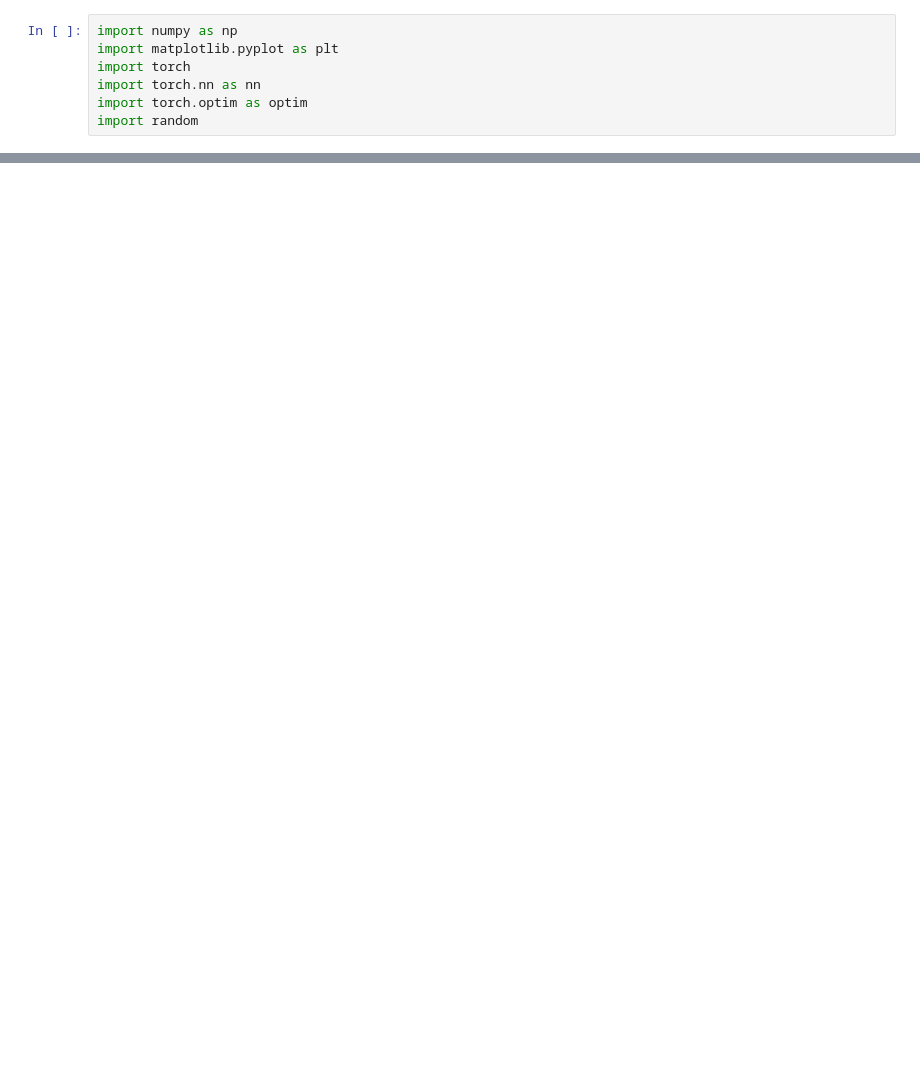
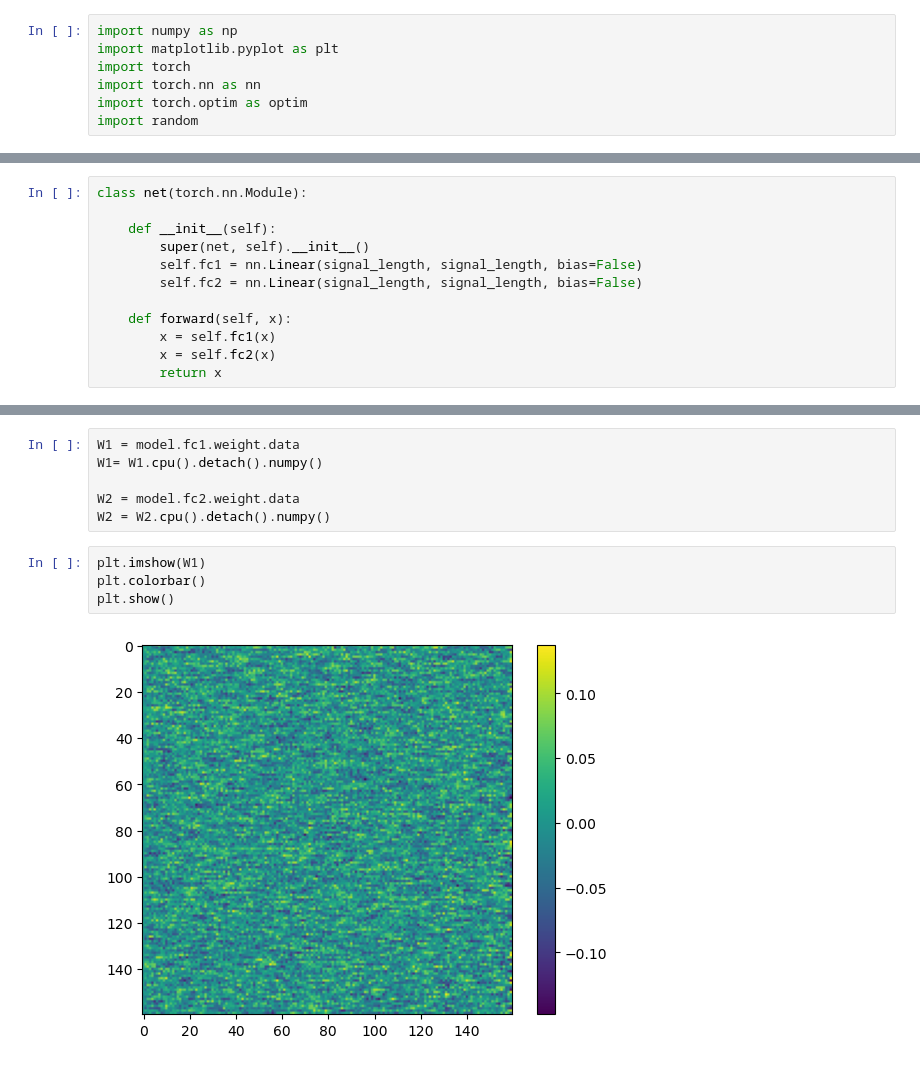
Before and after one commit to TajwarC/NN-Interpretation, a Jupyter notebook: examples/example.ipynb, the cells around one changed output, grey strips where cells are left out. Cells and saved outputs as stored; diff of their text form; blank space fills up the shorter version.

```diff
--- a/examples/example.ipynb
+++ b/examples/example.ipynb
@@ -110,0 +92,12 @@ plt.show()
+# %%
+class net(torch.nn.Module):
+
+    def __init__(self):
+        super(net, self).__init__()
+        self.fc1 = nn.Linear(signal_length, signal_length, bias=False)
+        self.fc2 = nn.Linear(signal_length, signal_length, bias=False)
+
+    def forward(self, x):
+        x = self.fc1(x)
+        x = self.fc2(x)
+        return x
@@ -110,0 +160,12 @@ plt.show()
+# %%
+W1 = model.fc1.weight.data
+W1= W1.cpu().detach().numpy()
+
+W2 = model.fc2.weight.data
+W2 = W2.cpu().detach().numpy()
+# %%
+plt.imshow(W1)
+plt.colorbar()
+plt.show()
+# %% [output]
+[figure, added]
```
Also changed, not shown: parts of 16 cells of this notebook, 2 other files.
